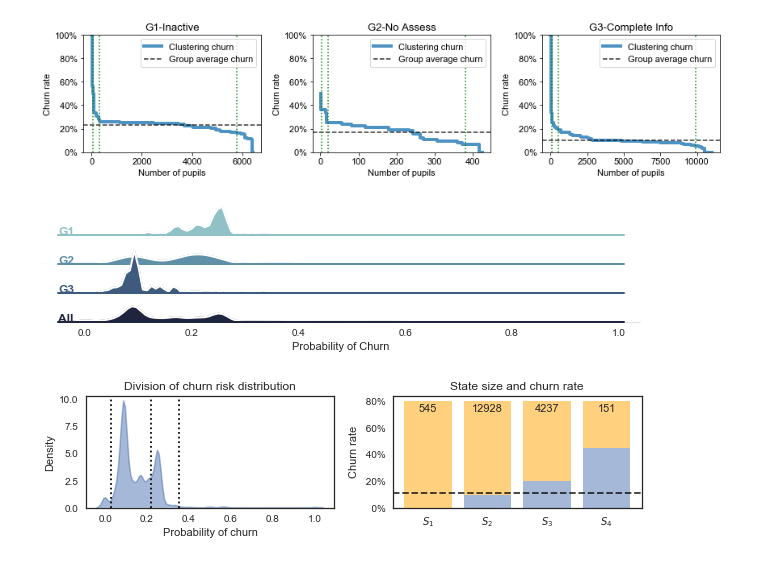
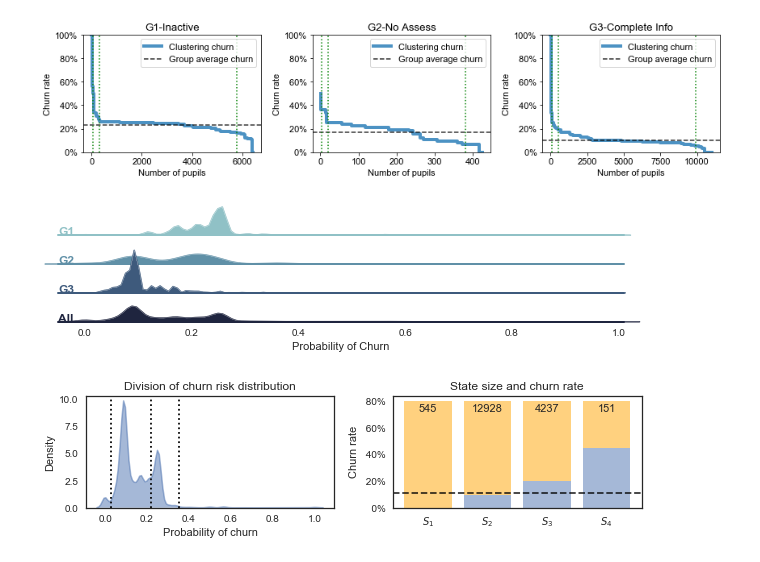
Before and after one commit to vicaws/Whizz, a Jupyter notebook: Code/Churn/Churn/NB_ReportFigures.ipynb, the cells around one changed output. Drawn from its saved outputs; the diff is of its cells as text; code cells hidden in the pictures.

```diff
--- a/Code/Churn/Churn/NB_ReportFigures.ipynb
+++ b/Code/Churn/Churn/NB_ReportFigures.ipynb
@@ -704,36 +707,36 @@ g = sns.FacetGrid(df1, row="g", hue="g", aspect=15, size=.55, palette=pal)
 
 # Draw the densities in a few steps
 g.map(sns.kdeplot, "x", clip_on=False, shade=True, alpha=1, lw=1.5)
-g.map(sns.kdeplot, "x", clip_on=False, color="w", lw=2)
+g.map(sns.kdeplot, "x", clip_on=False, color="w", lw=.25)
 #g.map(sns.distplot, "x", bins=30, kde_kws={'color':'w', 'lw':1}, hist_kws={'alpha':1})
 g.map(plt.axhline, y=0, lw=2, clip_on=False)
 
 # Define and use a simple function to label the plot in axes coordinates
 def label(x, color, label):
     ax = plt.gca()
     ax.text(0, .2, label, fontweight="bold", color=color,
             ha="left", va="center", transform=ax.transAxes)
 
 g.map(label, "x")
 
 # Set the subplots to overlap
 g.fig.subplots_adjust(hspace=-.25)
 
 # Remove axes details that don't play will with overlap
 g.set_titles("")
 g.set(yticks=[])
 g.set_xlabels('Probability of Churn')
 g.despine(bottom=True, left=True)
 
 # Adjust the axis scope
 axes = g.axes
 axes[0,0].set_ylim(0,10)
 axes[0,0].set_xlim([-0.05,1.01])
 
 plt.tight_layout()
 plt.savefig('../../../Result/Plot/ChurnProbability.eps', dpi=500)
 # %% [output]
-[figure, old version]
+[figure, new version]
 # %%
 plt.rcParams['font.family'] = 'arial'
 plt.rcParams['font.size'] = 11
```
Also changed, not shown: parts of 15 cells of this notebook, 35 other files.
